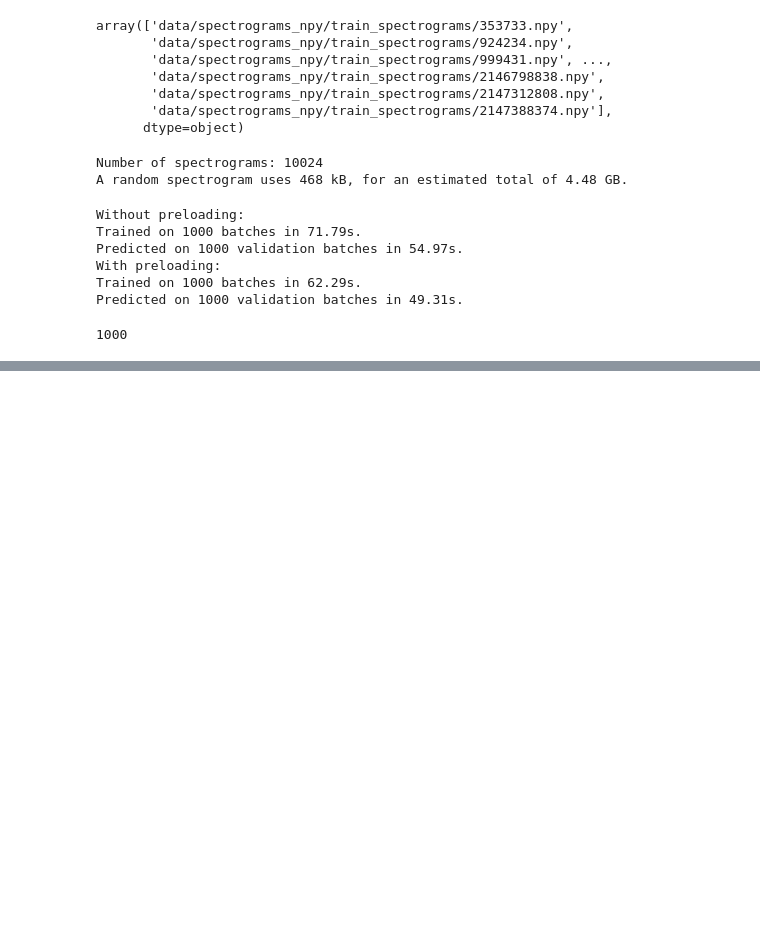
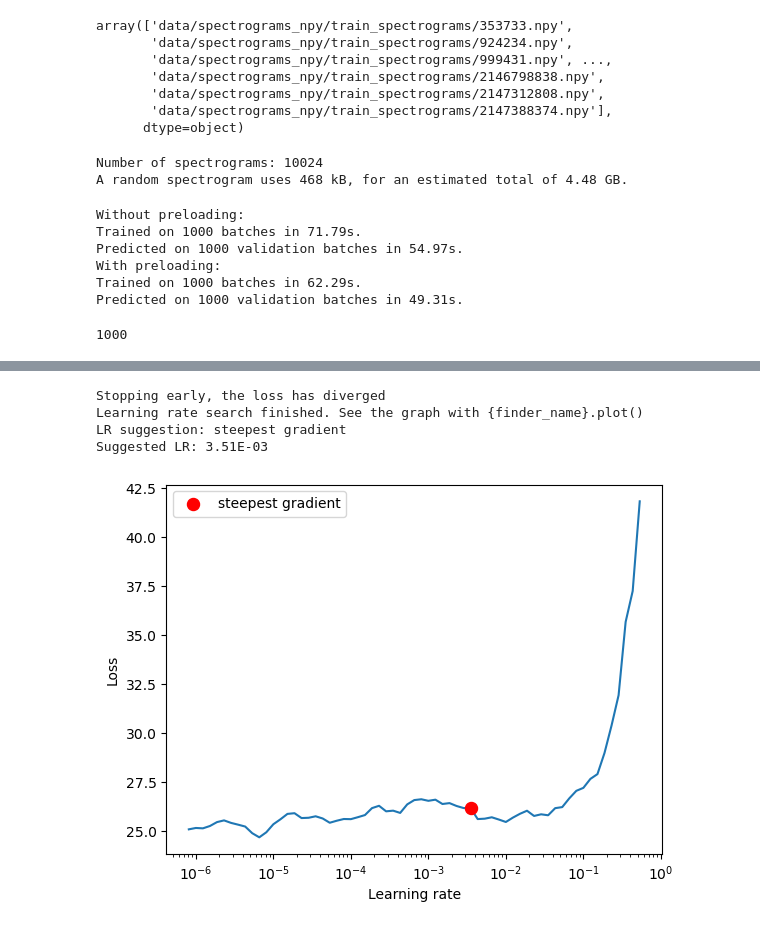
Before and after one commit to allispaul/brains, a Jupyter notebook: data-exploration.ipynb, the cells around one changed output, grey strips where cells are left out. Saved outputs shown, nothing was run; the diff lists cells and outputs as text; code cells hidden in the pictures; blank space fills up the shorter version.

```diff
--- a/data-exploration.ipynb
+++ b/data-exploration.ipynb
@@ -464,0 +469,17 @@ Predicted on 1000 validation batches in 49.31s.
+# %%
+from torch_lr_finder import LRFinder
+
+model = Spectrogram_EfficientNet().to(DEVICE)
+
+loss_fn = KLDivLoss(reduction="batchmean")
+optimizer = torch.optim.SGD(model.parameters(), lr=1e-7)
+lr_finder = LRFinder(model, optimizer, loss_fn, device=DEVICE)
+lr_finder.range_test(train_loader_preloaded, end_lr=100, num_iter=100)
+lr_finder.plot() # to inspect the loss-learning rate graph
+lr_finder.reset() # to reset the model and optimizer to their initial state
+# %% [output]
+Stopping early, the loss has diverged
+Learning rate search finished. See the graph with {finder_name}.plot()
+LR suggestion: steepest gradient
+Suggested LR: 3.51E-03
+[figure, added]
```
Also changed, not shown: parts of 2 cells of this notebook.
